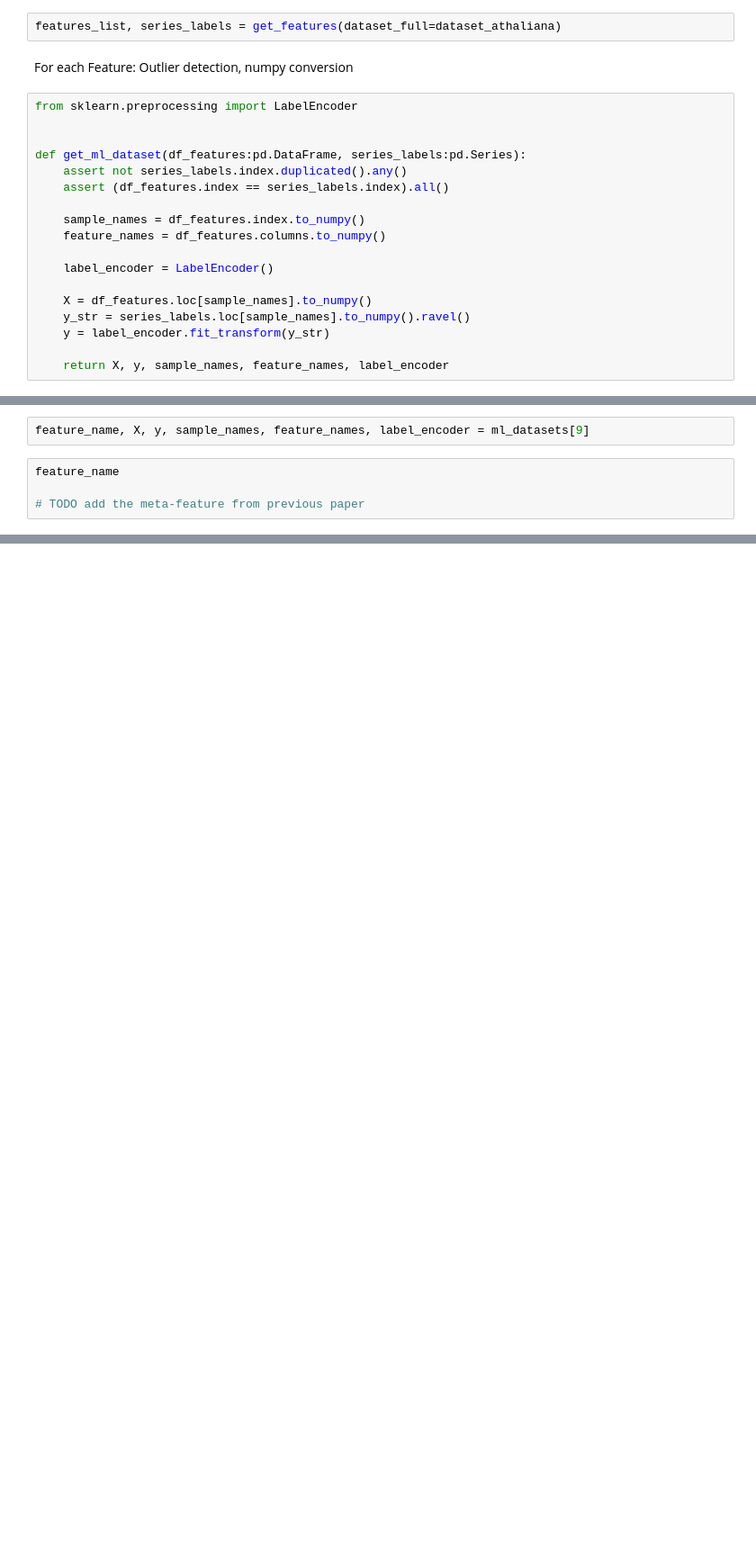
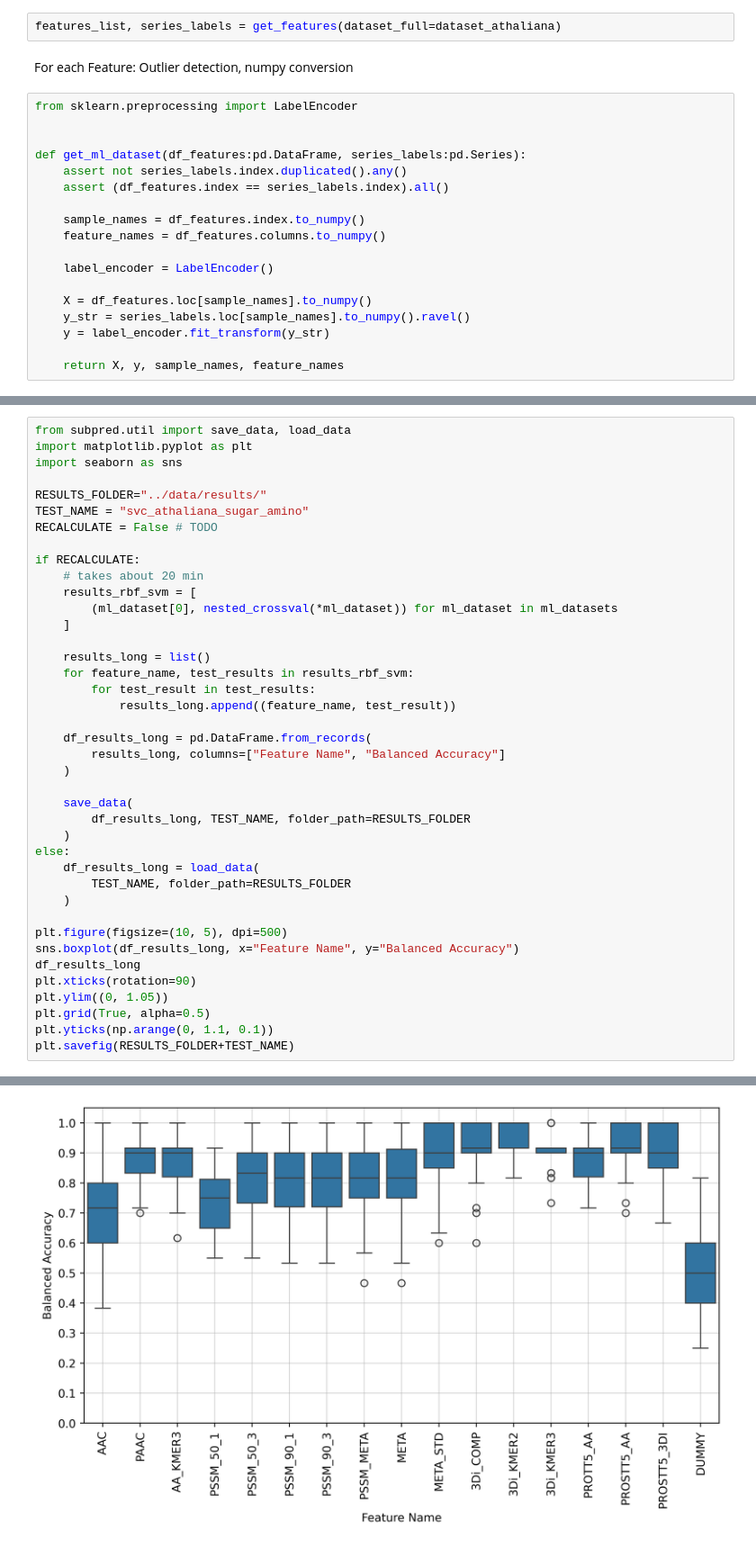
Before and after one commit to adenger/subpred_dl, a Jupyter notebook: notebooks/svm_tests.ipynb, the cells around one changed output, grey strips where cells are left out. Shown: that part at 90% size. Saved outputs shown, nothing was run; the diff lists cells and outputs as text; blank space fills up the shorter version.

```diff
--- a/notebooks/svm_tests.ipynb
+++ b/notebooks/svm_tests.ipynb
@@ -268,7 +268,7 @@ def get_ml_dataset(df_features:pd.DataFrame, series_labels:pd.Series):
     y_str = series_labels.loc[sample_names].to_numpy().ravel()
     y = label_encoder.fit_transform(y_str)
 
-    return X, y, sample_names, feature_names, label_encoder
+    return X, y, sample_names, feature_names
 # %%
 ml_datasets = [(feature_name, *get_ml_dataset(df_features=df_features, series_labels=series_labels)) for feature_name, df_features in features_list]
 ml_datasets
@@ -379,7 +415,41 @@ def nested_crossval(X, y, sample_names, feature_names, label_encoder):
-# %%
-feature_name, X, y, sample_names, feature_names, label_encoder = ml_datasets[9]
 # %%
-feature_name
+from subpred.util import save_data, load_data
+import matplotlib.pyplot as plt
+import seaborn as sns
 
-# TODO add the meta-feature from previous paper
+RESULTS_FOLDER="../data/results/"
+TEST_NAME = "svc_athaliana_sugar_amino"
+RECALCULATE = False # TODO
+
+if RECALCULATE:
+    # takes about 20 min
+    results_rbf_svm = [
+        (ml_dataset[0], nested_crossval(*ml_dataset)) for ml_dataset in ml_datasets
+    ]
+
+    results_long = list()
+    for feature_name, test_results in results_rbf_svm:
+        for test_result in test_results:
+            results_long.append((feature_name, test_result))
+
+    df_results_long = pd.DataFrame.from_records(
+        results_long, columns=["Feature Name", "Balanced Accuracy"]
+    )
+
+    save_data(
+        df_results_long, TEST_NAME, folder_path=RESULTS_FOLDER
+    )
+else:
+    df_results_long = load_data(
+        TEST_NAME, folder_path=RESULTS_FOLDER
+    )
+
+plt.figure(figsize=(10, 5), dpi=500)
+sns.boxplot(df_results_long, x="Feature Name", y="Balanced Accuracy")
+df_results_long
+plt.xticks(rotation=90)
+plt.ylim((0, 1.05))
+plt.grid(True, alpha=0.5)
+plt.yticks(np.arange(0, 1.1, 0.1))
+plt.savefig(RESULTS_FOLDER+TEST_NAME)
 # %% [output]
@@ -387 +486,2 @@ feature_name
+[figure, added]
 # %%
```
Also changed, not shown: parts of 13 cells of this notebook, 2 other files.
